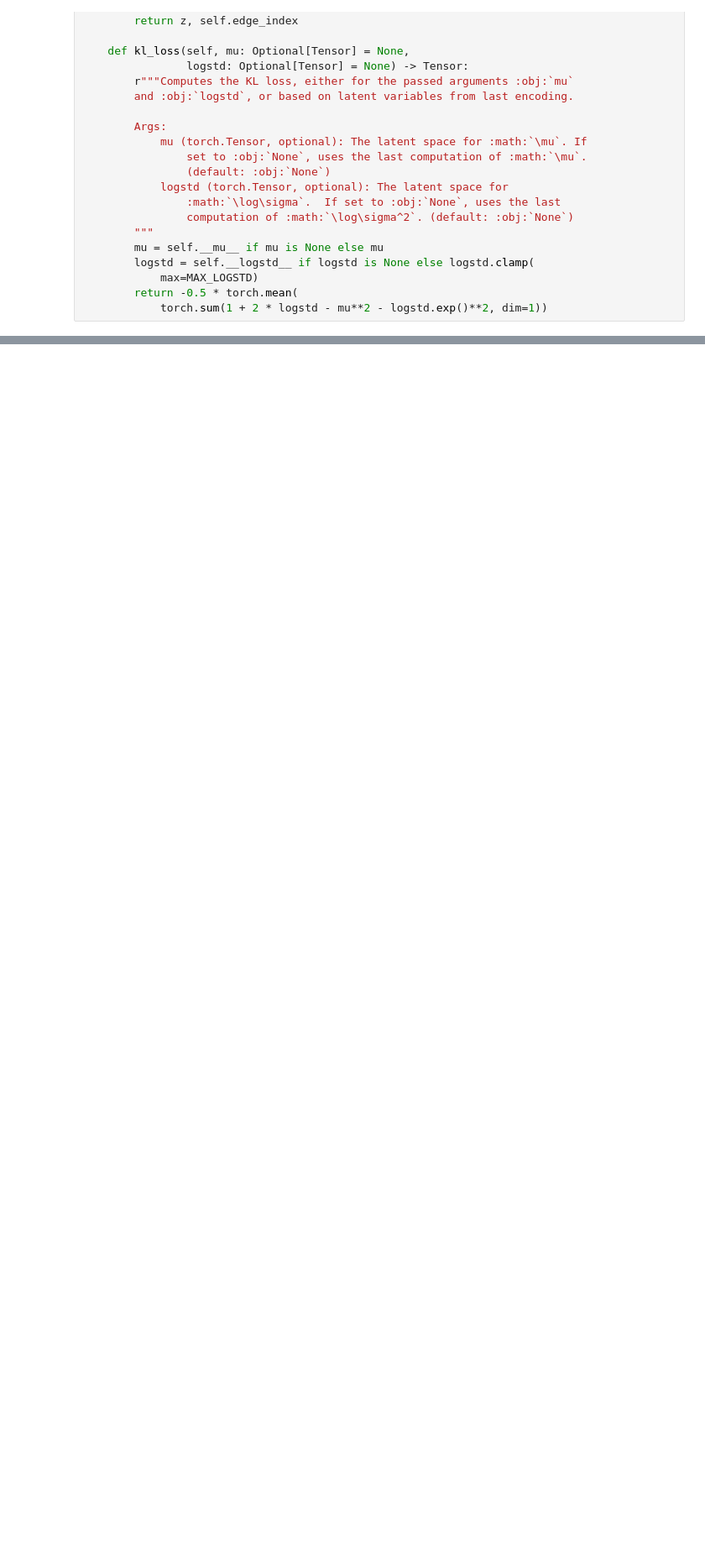
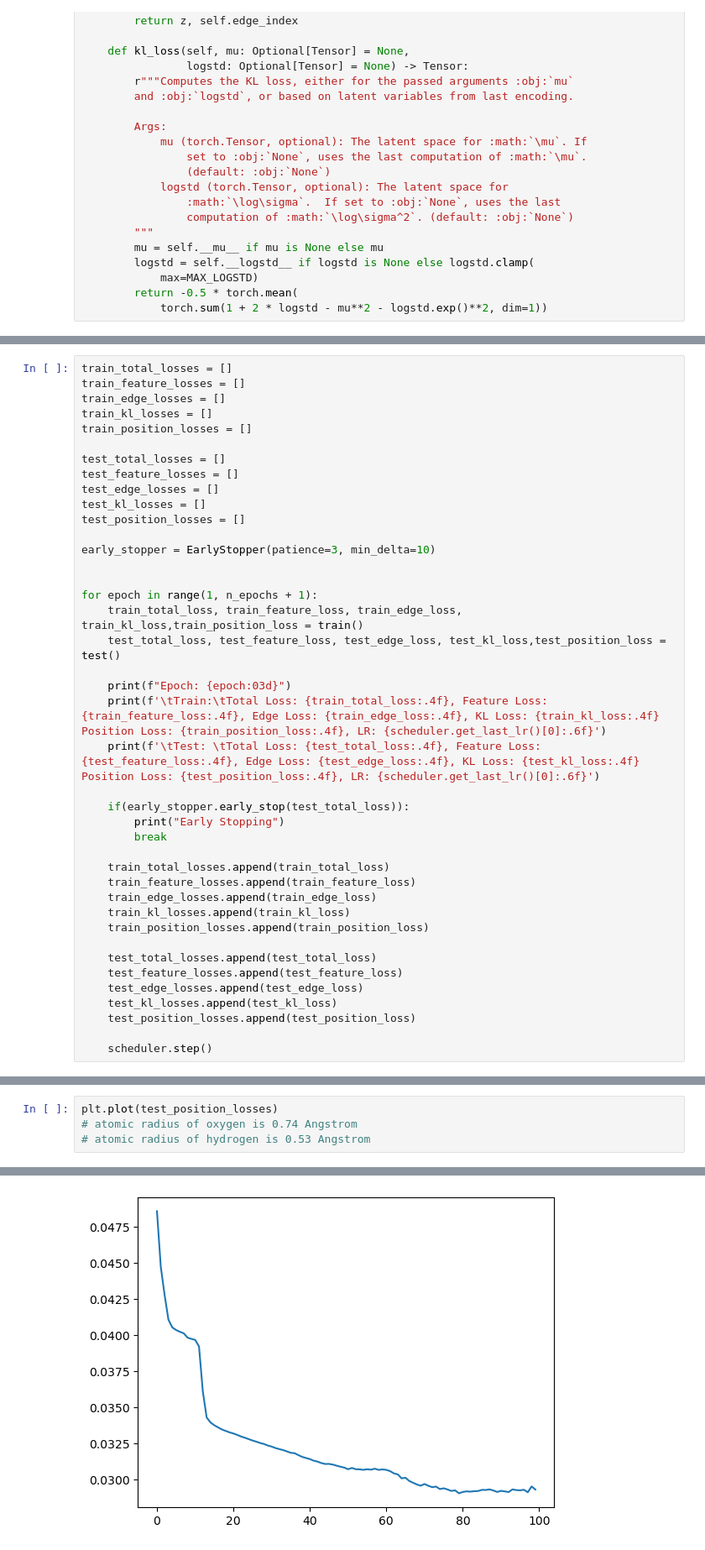
Before and after one commit to Naval-surange/GAENN, a Jupyter notebook: code/intra_molecular_AE.ipynb, the cells around one changed output, grey strips where cells are left out. Shown at 84% size. Cells and saved outputs as stored; diff of their text form; blank space fills up the shorter version.

```diff
--- a/code/intra_molecular_AE.ipynb
+++ b/code/intra_molecular_AE.ipynb
@@ -410,0 +508,41 @@ Epoch: 500, Total Loss: 0.0712, Feature Loss: 0.0632, Edge Loss: 0.0000, KL Loss
+# %%
+train_total_losses = []
+train_feature_losses = []
+train_edge_losses = []
+train_kl_losses = []
+train_position_losses = []
+
+test_total_losses = []
+test_feature_losses = []
+test_edge_losses = []
+test_kl_losses = []
+test_position_losses = []
+
+early_stopper = EarlyStopper(patience=3, min_delta=10)
+
+
+for epoch in range(1, n_epochs + 1):
+    train_total_loss, train_feature_loss, train_edge_loss, train_kl_loss,train_position_loss = train()
+    test_total_loss, test_feature_loss, test_edge_loss, test_kl_loss,test_position_loss = test()
+
+    print(f"Epoch: {epoch:03d}")
+    print(f'\tTrain:\tTotal Loss: {train_total_loss:.4f}, Feature Loss: {train_feature_loss:.4f}, Edge Loss: {train_edge_loss:.4f}, KL Loss: {train_kl_loss:.4f} Position Loss: {train_position_loss:.4f}, LR: {scheduler.get_last_lr()[0]:.6f}')
+    print(f'\tTest: \tTotal Loss: {test_total_loss:.4f}, Feature Loss: {test_feature_loss:.4f}, Edge Loss: {test_edge_loss:.4f}, KL Loss: {test_kl_loss:.4f} Position Loss: {test_position_loss:.4f}, LR: {scheduler.get_last_lr()[0]:.6f}')
+
+    if(early_stopper.early_stop(test_total_loss)):
+        print("Early Stopping")
+        break
+
+    train_total_losses.append(train_total_loss)
+    train_feature_losses.append(train_feature_loss)
+    train_edge_losses.append(train_edge_loss)
+    train_kl_losses.append(train_kl_loss)
+    train_position_losses.append(train_position_loss)
+
+    test_total_losses.append(test_total_loss)
+    test_feature_losses.append(test_feature_loss)
+    test_edge_losses.append(test_edge_loss)
+    test_kl_losses.append(test_kl_loss)
+    test_position_losses.append(test_position_loss)
+
+    scheduler.step()
@@ -419,0 +577,5 @@ plt.show()
+# %%
+plt.plot(test_position_losses)
+# atomic radius of oxygen is 0.74 Angstrom
+# atomic radius of hydrogen is 0.53 Angstrom
+# %% [output]
@@ -420 +583,2 @@ plt.show()
+[figure, added]
 # %%
```
Also changed, not shown: parts of 28 cells of this notebook, 4 other files.
